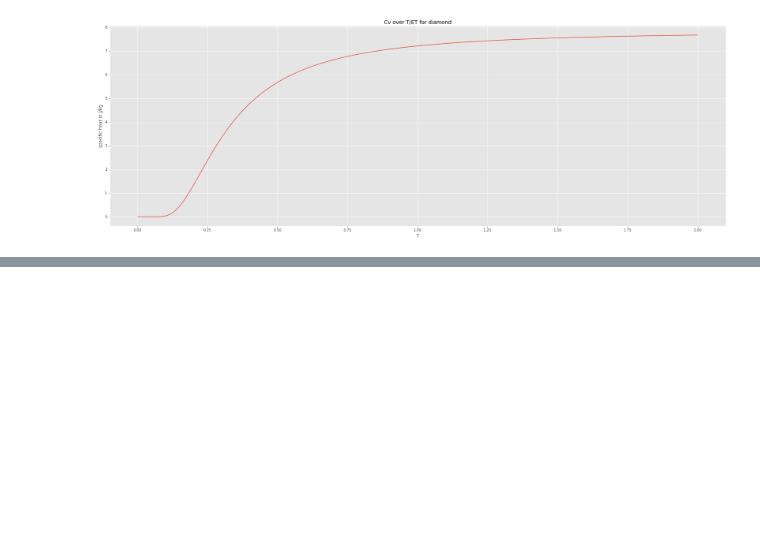
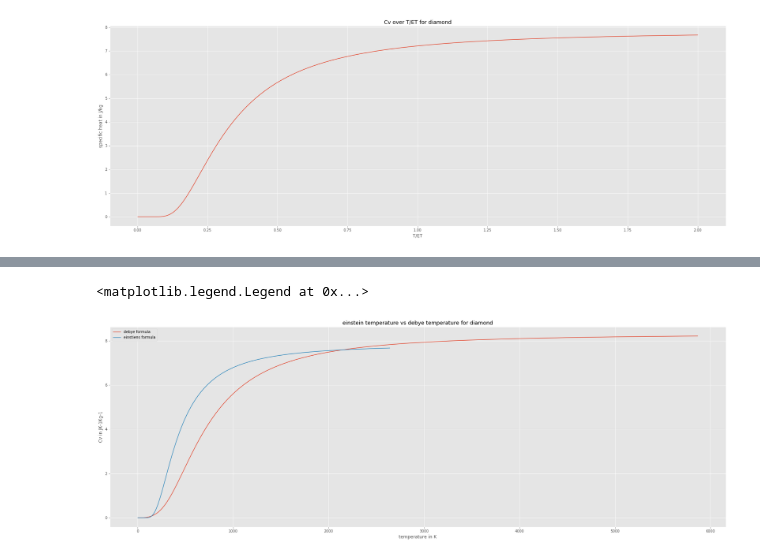
Before and after one commit to Aasrith1906/Mentorship-Program, a Jupyter notebook: session 3/Session 3 (specific heat).ipynb, the cells around one changed output, grey strips where cells are left out. Cells and saved outputs as stored; diff of their text form; code cells hidden in the pictures; blank space fills up the shorter version.

```diff
--- a/session 3/Session 3 (specific heat).ipynb
+++ b/session 3/Session 3 (specific heat).ipynb
@@ -132,0 +167,11 @@ NameError: name 'integral' is not defined
+# %%
+plt.figure(figsize=(30,10))
+plt.plot(d.t_s , d.cv)
+plt.plot(e.t_s , e.cv)
+plt.title("einstein temperature vs debye temperature for diamond")
+plt.xlabel("temperature in K")
+plt.ylabel("Cv in JK-1Kg-1")
+plt.legend(["debye formula" , "einstiens formula"])
+# %% [output]
+<matplotlib.legend.Legend at 0x...>
+[figure, added]
```
Also changed, not shown: parts of 9 cells of this notebook.
